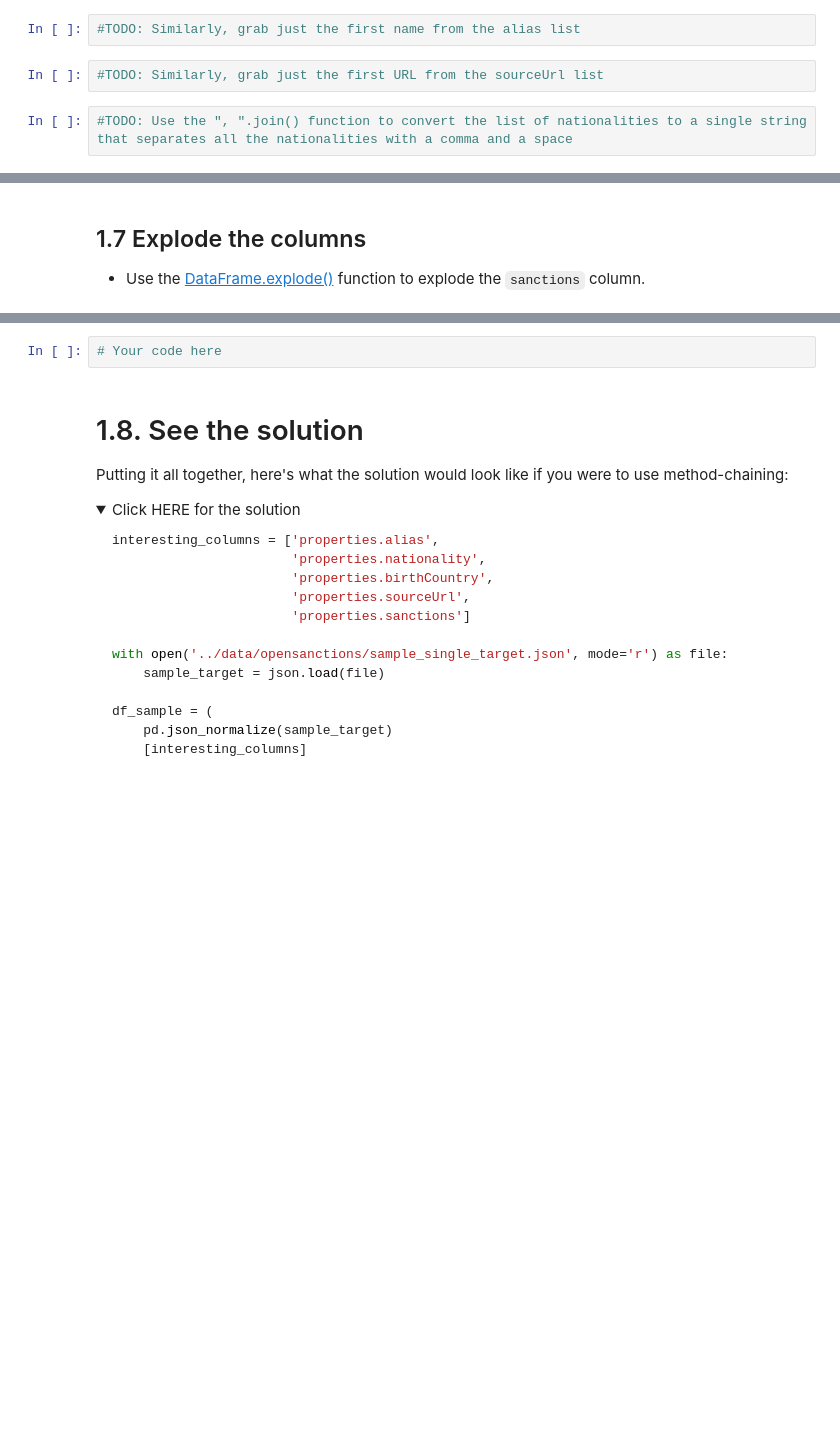
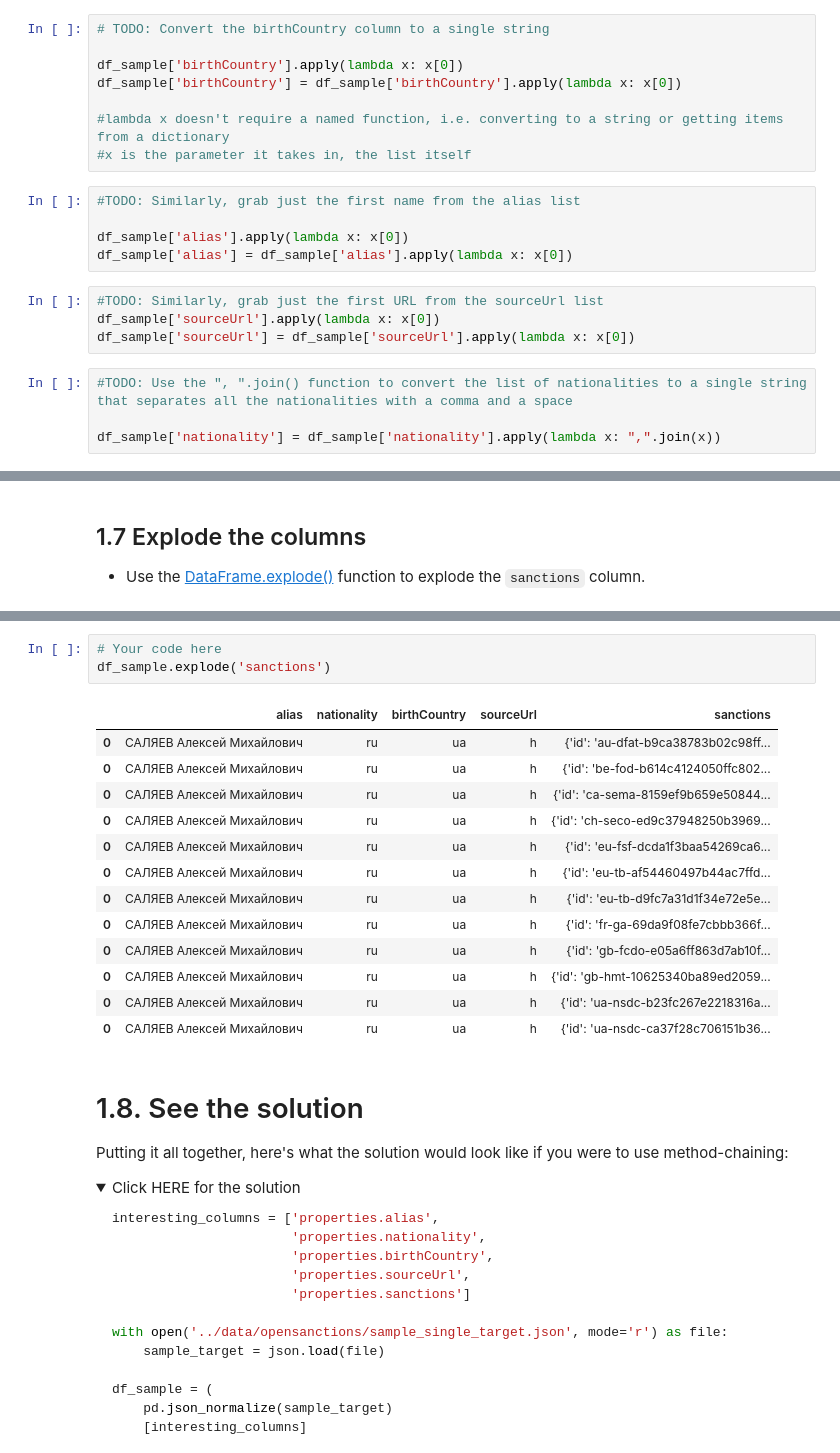
Before and after one commit to arielliu99/ds105a-2024, a Jupyter notebook: notebooks/W07-Lab-Notebook.ipynb, the cells around one changed output, grey strips where cells are left out. Cells and saved outputs as stored; diff of their text form; folded sections open; blank space fills up the shorter version.

```diff
--- a/notebooks/W07-Lab-Notebook.ipynb
+++ b/notebooks/W07-Lab-Notebook.ipynb
@@ -222,8 +224,23 @@ df_sample['birthCountry'] = df_sample['birthCountry'].apply(lambda x: x[0])
+# %%
+# TODO: Convert the birthCountry column to a single string
+
+df_sample['birthCountry'].apply(lambda x: x[0])
+df_sample['birthCountry'] = df_sample['birthCountry'].apply(lambda x: x[0])
+
+#lambda x doesn't require a named function, i.e. converting to a string or getting items from a dictionary
+#x is the parameter it takes in, the list itself
 # %%
 #TODO: Similarly, grab just the first name from the alias list
+
+df_sample['alias'].apply(lambda x: x[0])
+df_sample['alias'] = df_sample['alias'].apply(lambda x: x[0])
 # %%
 #TODO: Similarly, grab just the first URL from the sourceUrl list
+df_sample['sourceUrl'].apply(lambda x: x[0])
+df_sample['sourceUrl'] = df_sample['sourceUrl'].apply(lambda x: x[0])
 # %%
 #TODO: Use the ", ".join() function to convert the list of nationalities to a single string that separates all the nationalities with a comma and a space
+
+df_sample['nationality'] = df_sample['nationality'].apply(lambda x: ",".join(x))
 # %%
 # Uncomment the cell below to see what your DataFrame should look like
@@ -238,5 +259,20 @@ df_sample['birthCountry'] = df_sample['birthCountry'].apply(lambda x: x[0])
 # %%
 # Your code here
+df_sample.explode('sanctions')
+# %% [output]
+|  | alias | nationality | birthCountry | sourceUrl | sanctions |
+| 0 | САЛЯЕВ Алексей Михайлович | ru | ua | h | {'id': 'au-dfat-b9ca38783b02c98ff... |
+| 0 | САЛЯЕВ Алексей Михайлович | ru | ua | h | {'id': 'be-fod-b614c4124050ffc802... |
+| 0 | САЛЯЕВ Алексей Михайлович | ru | ua | h | {'id': 'ca-sema-8159ef9b659e50844... |
+| 0 | САЛЯЕВ Алексей Михайлович | ru | ua | h | {'id': 'ch-seco-ed9c37948250b3969... |
+| 0 | САЛЯЕВ Алексей Михайлович | ru | ua | h | {'id': 'eu-fsf-dcda1f3baa54269ca6... |
+| 0 | САЛЯЕВ Алексей Михайлович | ru | ua | h | {'id': 'eu-tb-af54460497b44ac7ffd... |
+| 0 | САЛЯЕВ Алексей Михайлович | ru | ua | h | {'id': 'eu-tb-d9fc7a31d1f34e72e5e... |
+| 0 | САЛЯЕВ Алексей Михайлович | ru | ua | h | {'id': 'fr-ga-69da9f08fe7cbbb366f... |
+| 0 | САЛЯЕВ Алексей Михайлович | ru | ua | h | {'id': 'gb-fcdo-e05a6ff863d7ab10f... |
+| 0 | САЛЯЕВ Алексей Михайлович | ru | ua | h | {'id': 'gb-hmt-10625340ba89ed2059... |
+| 0 | САЛЯЕВ Алексей Михайлович | ru | ua | h | {'id': 'ua-nsdc-b23fc267e2218316a... |
+| 0 | САЛЯЕВ Алексей Михайлович | ru | ua | h | {'id': 'ua-nsdc-ca37f28c706151b36... |
 # %% [markdown]
 # 1.8. See the solution
 
```
Also changed, not shown: parts of 6 cells of this notebook.
